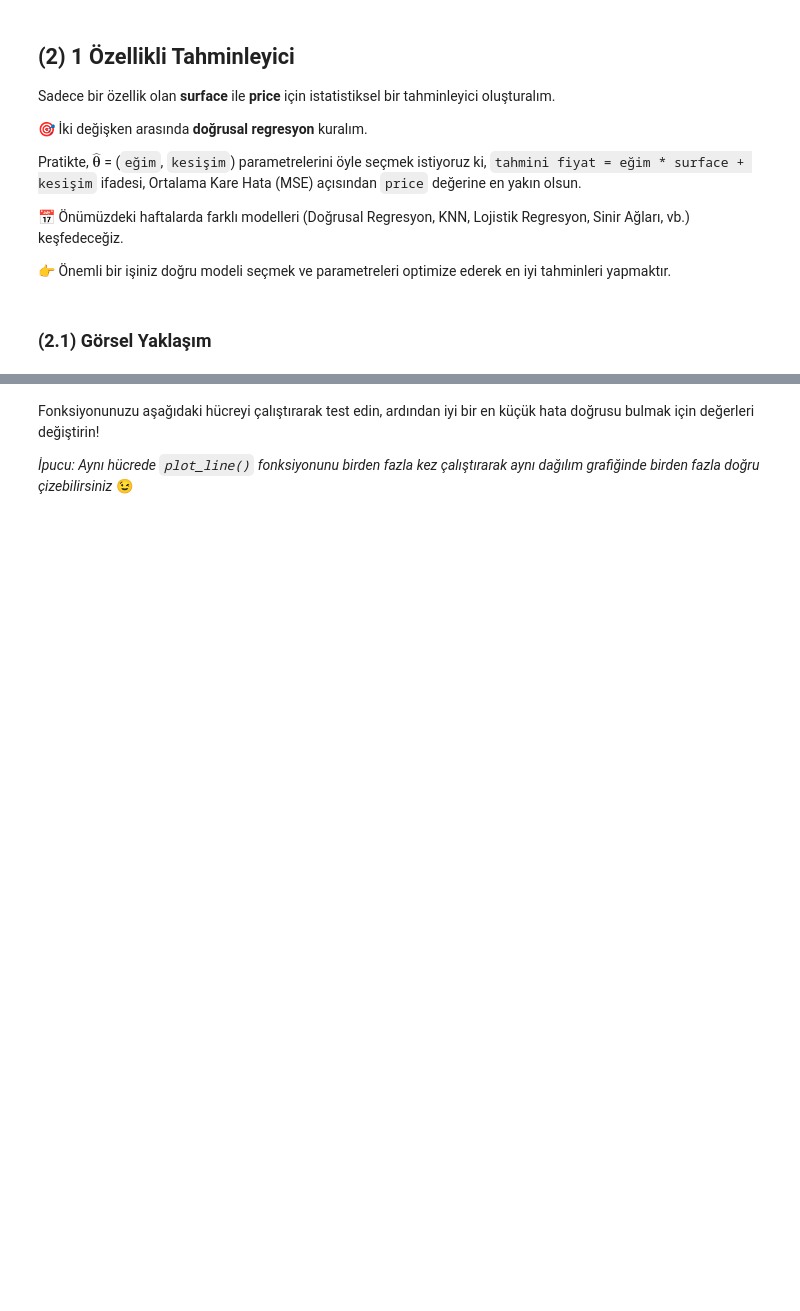
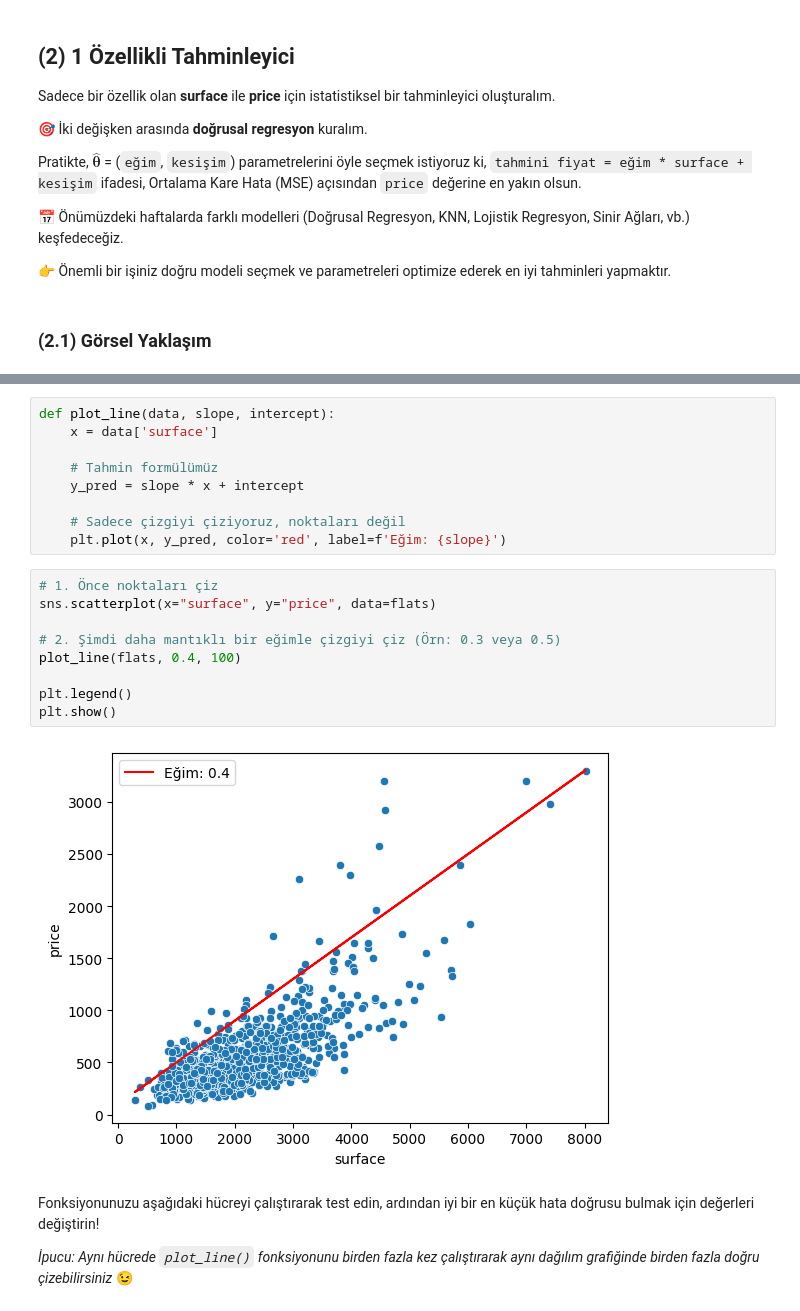
Before and after one commit to tmy-datamesa/data-real-estate-advanced-estimator, a Jupyter notebook: 02-real_estate_advanced_estimator.ipynb, the cells around one changed output, grey strips where cells are left out. Drawn from its saved outputs; the diff is of its cells as text; blank space fills up the shorter version.

```diff
--- a/02-real_estate_advanced_estimator.ipynb
+++ b/02-real_estate_advanced_estimator.ipynb
@@ -221,3 +228,23 @@ def plot_line(data, slope, intercept):
+# %%
+def plot_line(data, slope, intercept):
+    x = data['surface']
+
+    # Tahmin formülümüz
+    y_pred = slope * x + intercept
+
+    # Sadece çizgiyi çiziyoruz, noktaları değil
+    plt.plot(x, y_pred, color='red', label=f'Eğim: {slope}')
+# %%
+# 1. Önce noktaları çiz
+sns.scatterplot(x="surface", y="price", data=flats)
+
+# 2. Şimdi daha mantıklı bir eğimle çizgiyi çiz (Örn: 0.3 veya 0.5)
+plot_line(flats, 0.4, 100)
+
+plt.legend()
+plt.show()
+# %% [output]
+[figure, added]
 # %% [markdown]
 Fonksiyonunuzu aşağıdaki hücreyi çalıştırarak test edin, ardından iyi bir en küçük hata doğrusu bulmak için değerleri değiştirin!
 
```
Also changed, not shown: parts of 39 cells of this notebook, 1 other file.
